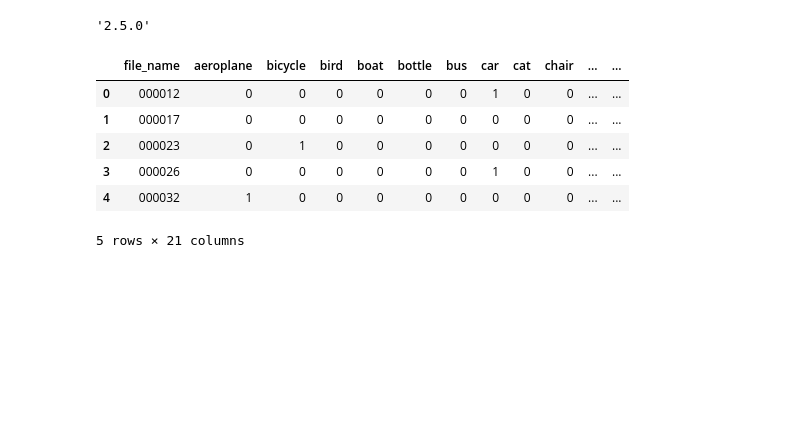
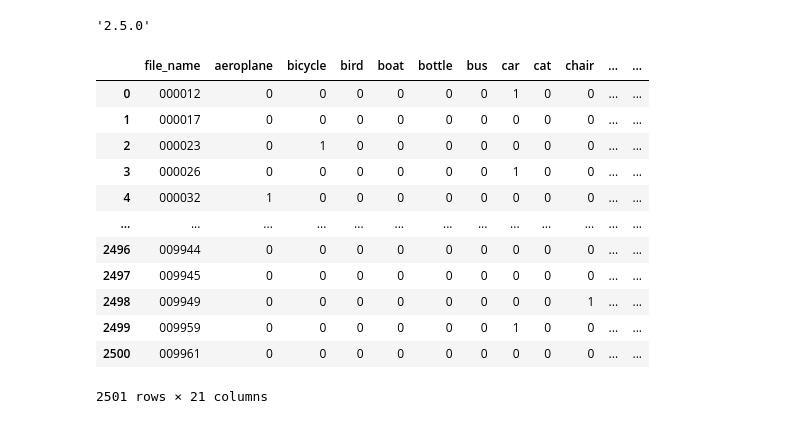
Before and after one commit to MortenTabaka/Deep-learning-exercises-with-TensorFlow2, a Jupyter notebook: Tabaka_Marcin_Transfer_learning.ipynb, the cells around one changed output. Drawn from its saved outputs; the diff is of its cells as text; code cells hidden in the pictures; blank space fills up the shorter version.

```diff
--- a/Tabaka_Marcin_Transfer_learning.ipynb
+++ b/Tabaka_Marcin_Transfer_learning.ipynb
@@ -100,10 +96,26 @@ df_train, df_val, df_test = get_dataframe_with_classes_in_image(folder_path)
+# %%
+folder_path = './data/VOCdevkit/VOC2007/ImageSets/Main/'
+
+df_train = get_dataframe_with_classes_in_images(folder_path, which_set='train')
+df_trainval = get_dataframe_with_classes_in_images(folder_path, which_set='trainval')
+df_val = get_dataframe_with_classes_in_images(folder_path, which_set='val')
+
+test_path = './data/VOCtest_06-Nov-2007/VOCdevkit/VOC2007/ImageSets/Main/'
+
+df_test = get_dataframe_with_classes_in_images(test_path, 'test')
 # %%
-df_train.head()
+df_train
 # %% [output]
 |  | file_name | aeroplane | bicycle | bird | boat | bottle | bus | car | cat | chair | ... | ... |
 | 0 | 000012 | 0 | 0 | 0 | 0 | 0 | 0 | 1 | 0 | 0 | ... | ... |
 | 1 | 000017 | 0 | 0 | 0 | 0 | 0 | 0 | 0 | 0 | 0 | ... | ... |
 | 2 | 000023 | 0 | 1 | 0 | 0 | 0 | 0 | 0 | 0 | 0 | ... | ... |
 | 3 | 000026 | 0 | 0 | 0 | 0 | 0 | 0 | 1 | 0 | 0 | ... | ... |
 | 4 | 000032 | 1 | 0 | 0 | 0 | 0 | 0 | 0 | 0 | 0 | ... | ... |
+| ... | ... | ... | ... | ... | ... | ... | ... | ... | ... | ... | ... | ... |
+| 2496 | 009944 | 0 | 0 | 0 | 0 | 0 | 0 | 0 | 0 | 0 | ... | ... |
+| 2497 | 009945 | 0 | 0 | 0 | 0 | 0 | 0 | 0 | 0 | 0 | ... | ... |
+| 2498 | 009949 | 0 | 0 | 0 | 0 | 0 | 0 | 0 | 0 | 1 | ... | ... |
+| 2499 | 009959 | 0 | 0 | 0 | 0 | 0 | 0 | 1 | 0 | 0 | ... | ... |
+| 2500 | 009961 | 0 | 0 | 0 | 0 | 0 | 0 | 0 | 0 | 0 | ... | ... |
-5 rows × 21 columns
+2501 rows × 21 columns
```
Also changed, not shown: parts of 6 cells of this notebook.
